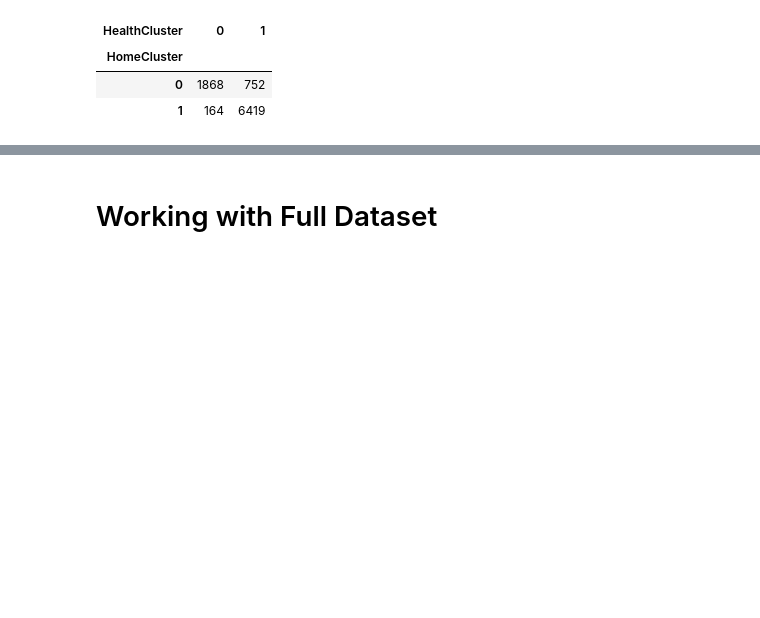
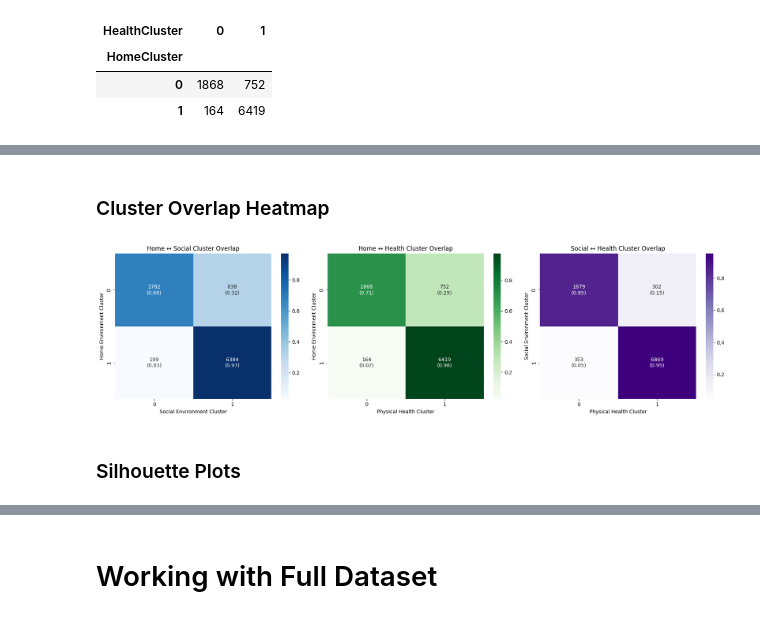
Before and after one commit to emilyh006/predict_absent, a Jupyter notebook: analysis.ipynb, the cells around one changed output, grey strips where cells are left out. Drawn from its saved outputs; the diff is of its cells as text; code cells hidden in the pictures; blank space fills up the shorter version.

```diff
--- a/analysis.ipynb
+++ b/analysis.ipynb
@@ -317,0 +466,42 @@ health_context.groupby('HealthCluster').mean()
+# %% [markdown]
+### Cluster Overlap Heatmap
+# %%
+# Helper function to create annotations
+def make_annotated_heatmap(row_var, col_var):
+    counts = pd.crosstab(dat_final[row_var], dat_final[col_var])
+    props = pd.crosstab(dat_final[row_var], dat_final[col_var], normalize='index')
+    annotations = counts.astype(str) + "\n(" + props.round(2).astype(str) + ")"
+    return props, annotations
+
+# Prepare all three annotated heatmaps
+ct_home_social, ann_home_social = make_annotated_heatmap('HomeCluster', 'SocialCluster')
+ct_home_health, ann_home_health = make_annotated_heatmap('HomeCluster', 'HealthCluster')
+ct_social_health, ann_social_health = make_annotated_heatmap('SocialCluster', 'HealthCluster')
+
+# Plot side-by-side
+fig, axes = plt.subplots(1, 3, figsize=(18, 5))
+
+# Home vs Social
+sns.heatmap(ct_home_social, annot=ann_home_social, fmt='', cmap='Blues', ax=axes[0])
+axes[0].set_title('Home ↔ Social Cluster Overlap')
+axes[0].set_xlabel('Social Environment Cluster')
+axes[0].set_ylabel('Home Environment Cluster')
+
+# Home vs Health
+sns.heatmap(ct_home_health, annot=ann_home_health, fmt='', cmap='Greens', ax=axes[1])
+axes[1].set_title('Home ↔ Health Cluster Overlap')
+axes[1].set_xlabel('Physical Health Cluster')
+axes[1].set_ylabel('Home Environment Cluster')
+
+# Social vs Health
+sns.heatmap(ct_social_health, annot=ann_social_health, fmt='', cmap='Purples', ax=axes[2])
+axes[2].set_title('Social ↔ Health Cluster Overlap')
+axes[2].set_xlabel('Physical Health Cluster')
+axes[2].set_ylabel('Social Environment Cluster')
+
+plt.tight_layout()
+plt.show()
+# %% [output]
+[figure, added]
+# %% [markdown]
+### Silhouette Plots
```
Also changed, not shown: parts of 51 cells of this notebook.
